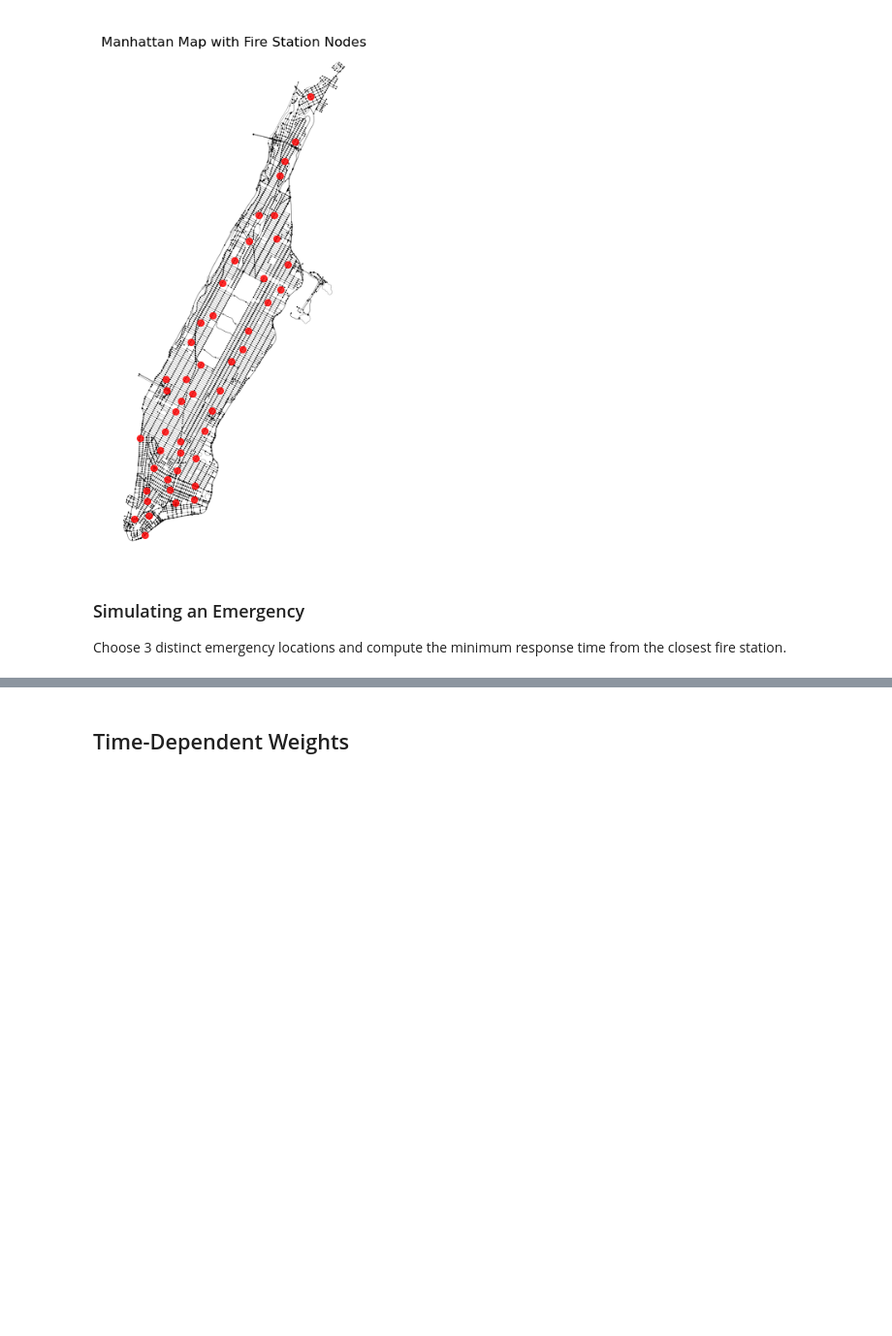
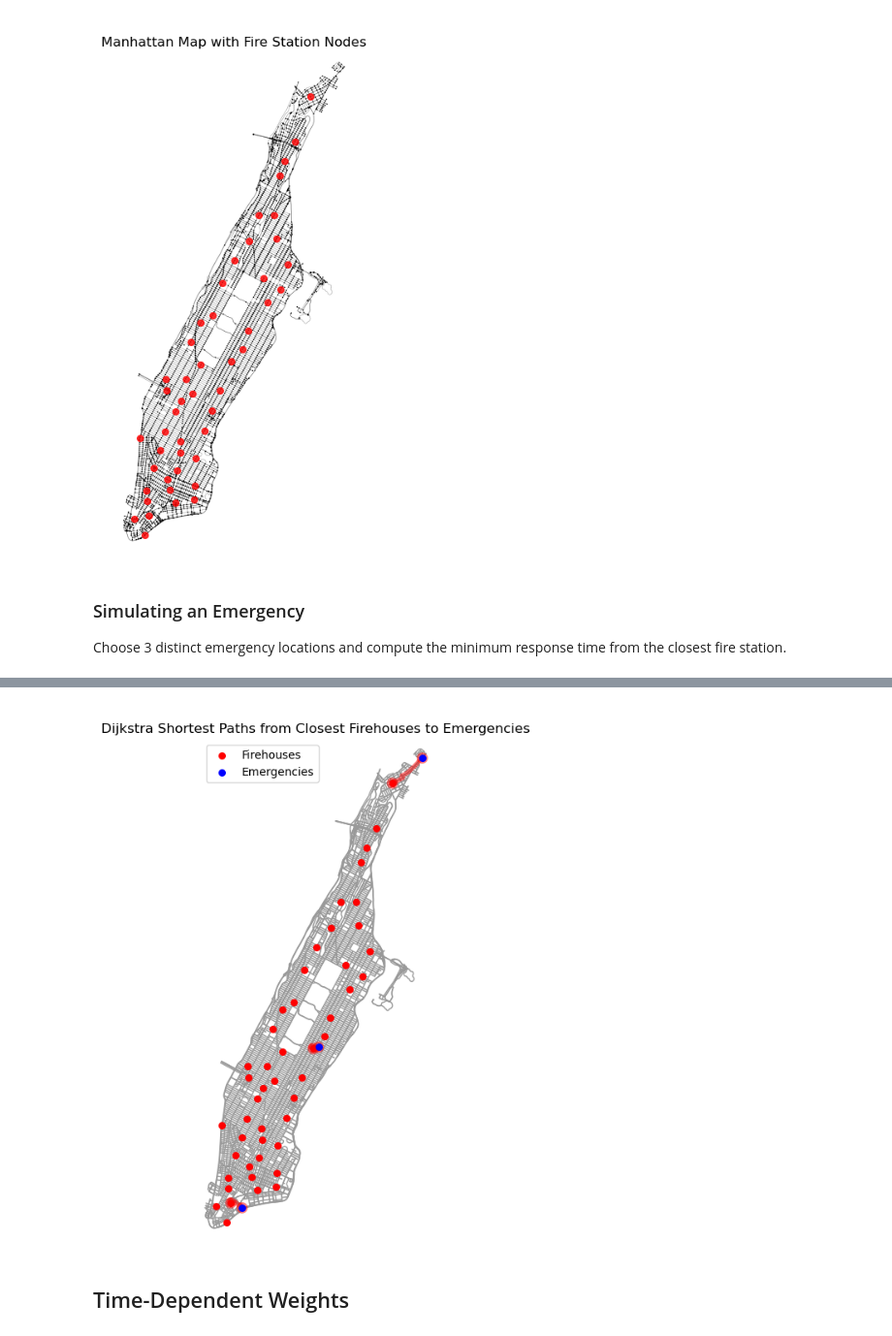
Before and after one commit to margheritatonon/Optimization-II-Project, a Jupyter notebook: dataloading.ipynb, the cells around one changed output, grey strips where cells are left out. Shown: that part at 97% size. Drawn from its saved outputs; the diff is of its cells as text; code cells hidden in the pictures; blank space fills up the shorter version.

```diff
--- a/dataloading.ipynb
+++ b/dataloading.ipynb
@@ -124,0 +154,16 @@ plt.show()
+# %%
+#plotting
+fig, ax = ox.plot_graph_routes(G_proj, routes=paths, route_color='blue', route_linewidth=2, node_size=0, bgcolor='white', show=False, close=False)
+
+node_positions = {node: (data['x'], data['y']) for node, data in G_proj.nodes(data=True)}
+firehouse_x = [node_positions[n][0] for n in firehouse_nodes]
+firehouse_y = [node_positions[n][1] for n in firehouse_nodes]
+emergency_x = [node_positions[n][0] for n in emergency_nodes]
+emergency_y = [node_positions[n][1] for n in emergency_nodes]
+ax.scatter(firehouse_x, firehouse_y, c='red', s=30, label='Firehouses', zorder=3)
+ax.scatter(emergency_x, emergency_y, c='blue', s=30, label='Emergencies', zorder=3)
+plt.title("Dijkstra Shortest Paths from Closest Firehouses to Emergencies")
+ax.legend()
+plt.show()
+# %% [output]
+[figure, added]
```
Also changed, not shown: parts of 5 cells of this notebook.
